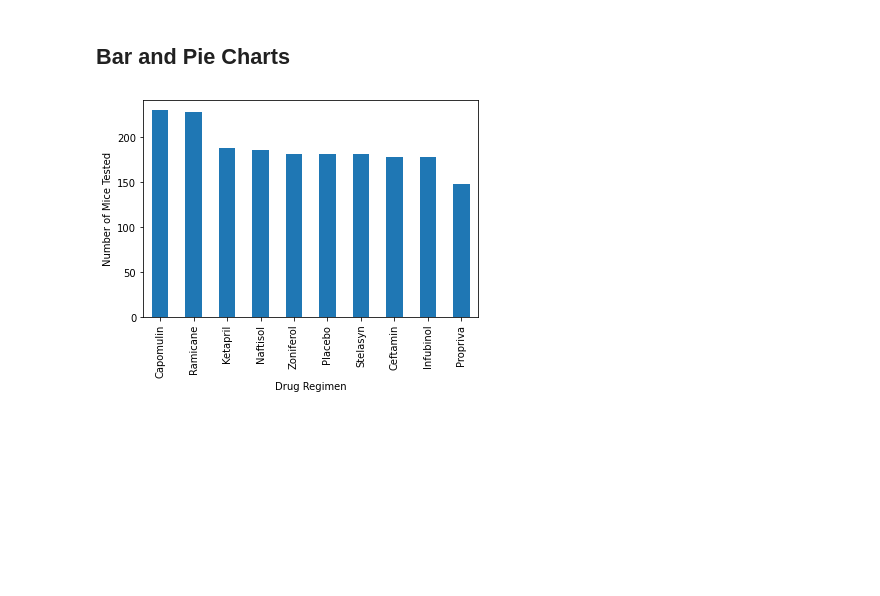
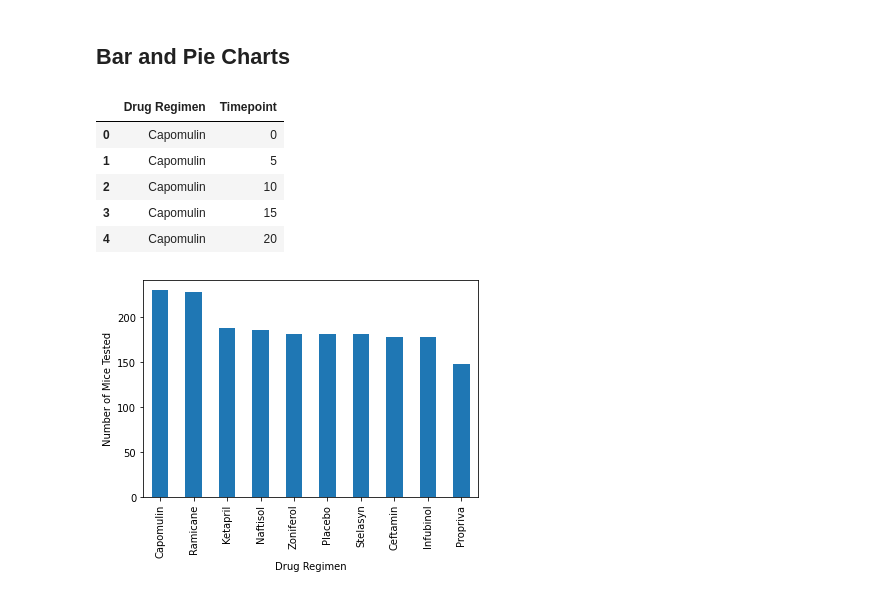
Before and after one commit to Shelf0/Matplot_PDS, a Jupyter notebook: Pymacaeticals_PDS_Main.ipynb, the cells around one changed output. Cells and saved outputs as stored; diff of their text form; code cells hidden in the pictures; blank space fills up the shorter version.

```diff
--- a/Pymacaeticals_PDS_Main.ipynb
+++ b/Pymacaeticals_PDS_Main.ipynb
@@ -325,3 +326,20 @@ df_plot
 | Zoniferol | 53.236507 | 51.818479 | 48.533355 | 6.966589 | 0.516398 |
 # %% [markdown]
 ## Bar and Pie Charts
+# %%
+#mice_test_df = bigdata_df_fixed.sort_values('Timepoint',ascending=False)
+#mice_test_df
+
+#bar1_df = starter_df.groupby("timepoint")
+#bar1_df = pd.DataFrame(bar1_df)
+#bar1_df
+
+bar_starter_df = bigdata_df_fixed[['Drug Regimen', 'Timepoint']]
+bar_starter_df.head()
+# %% [output]
+|  | Drug Regimen | Timepoint |
+| 0 | Capomulin | 0 |
+| 1 | Capomulin | 5 |
+| 2 | Capomulin | 10 |
+| 3 | Capomulin | 15 |
+| 4 | Capomulin | 20 |
```
Also changed, not shown: parts of 2 cells of this notebook.
